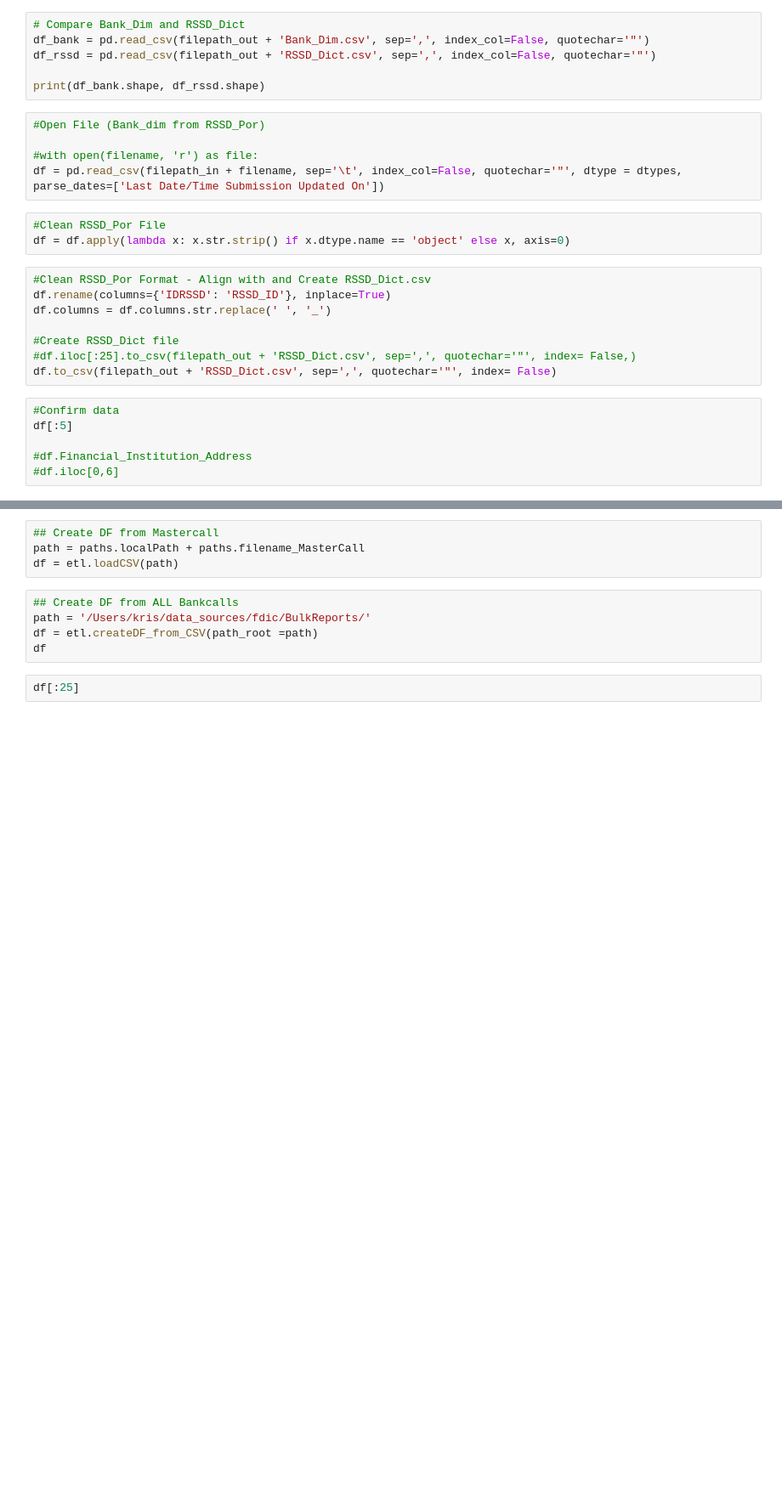
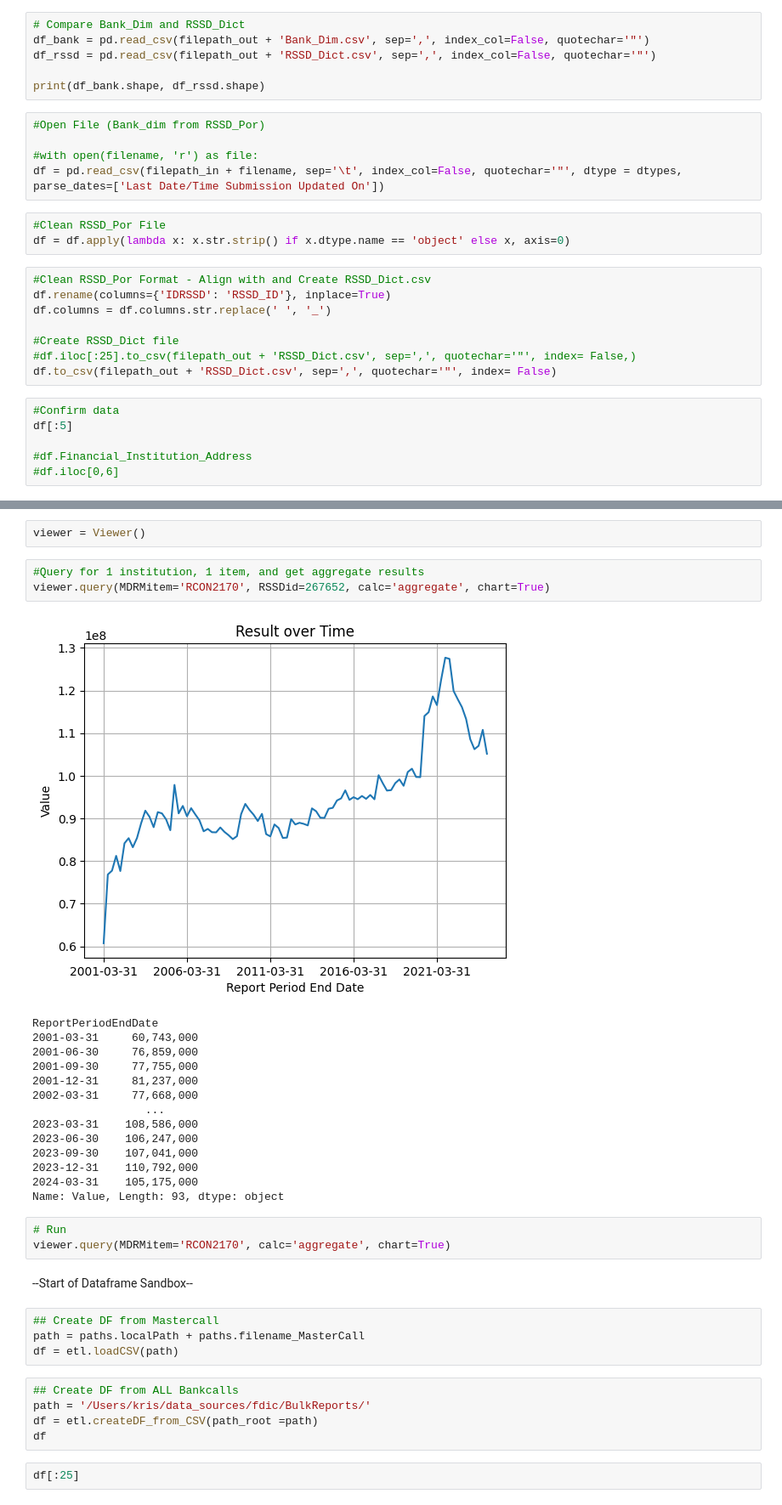
Before and after one commit to krisLB/ffiec-xbrl, a Jupyter notebook: main.ipynb, the cells around one changed output, grey strips where cells are left out. Shown at 85% size. Drawn from its saved outputs; the diff is of its cells as text; blank space fills up the shorter version.

```diff
--- a/main.ipynb
+++ b/main.ipynb
@@ -99,3 +112,28 @@ etl.GenCallMaster()
+# %%
+viewer = Viewer()
+# %%
+#Query for 1 institution, 1 item, and get aggregate results
+viewer.query(MDRMitem='RCON2170', RSSDid=267652, calc='aggregate', chart=True)
+# %% [output]
+[figure, added]
+ReportPeriodEndDate
+2001-03-31     60,743,000
+2001-06-30     76,859,000
+2001-09-30     77,755,000
+2001-12-31     81,237,000
+2002-03-31     77,668,000
+                 ...
+2023-03-31    108,586,000
+2023-06-30    106,247,000
+2023-09-30    107,041,000
+2023-12-31    110,792,000
+2024-03-31    105,175,000
+Name: Value, Length: 93, dtype: object
+# %%
+# Run
+viewer.query(MDRMitem='RCON2170', calc='aggregate', chart=True)
+# %% [markdown]
+--Start of Dataframe Sandbox--
 # %%
 ## Create DF from Mastercall
 path = paths.localPath + paths.filename_MasterCall
```
Also changed, not shown: parts of 9 cells of this notebook, 10 other files.
